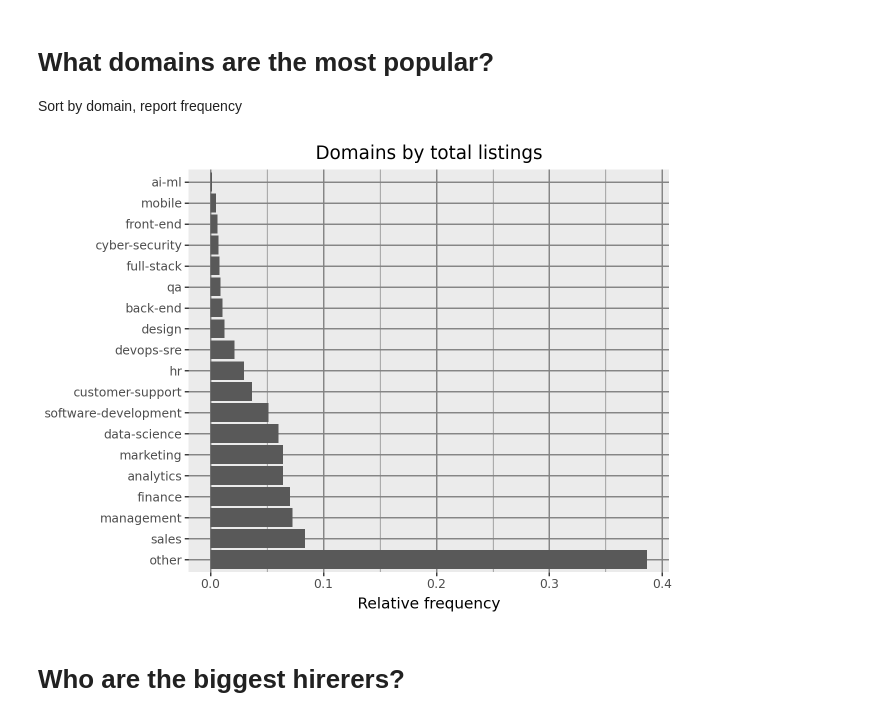
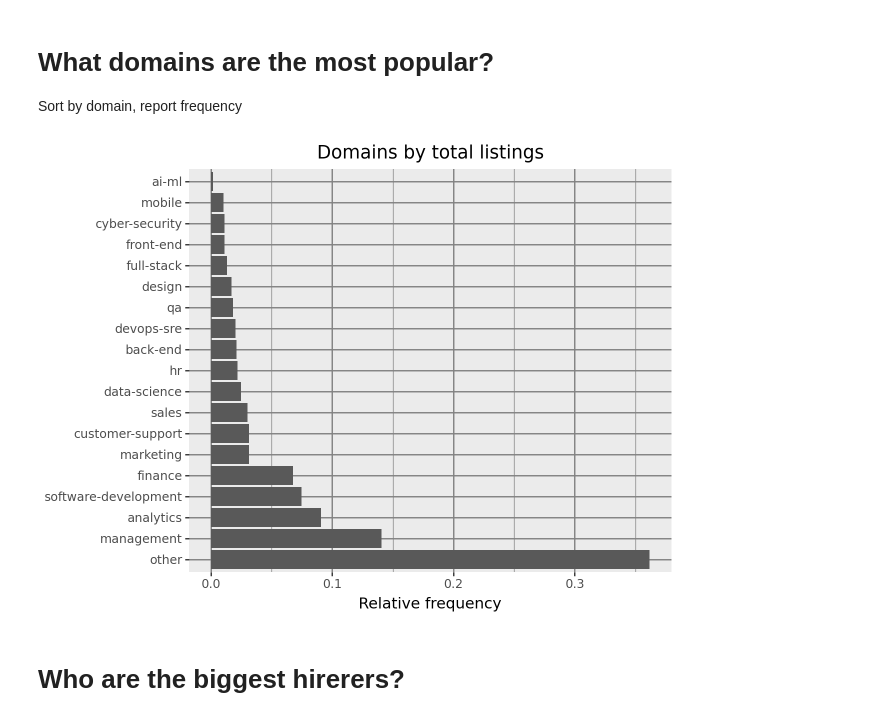
Before and after one commit to m2ger2020/listings, a Jupyter notebook: projekt.ipynb, the cells around one changed output. Cells and saved outputs as stored; diff of their text form; code cells hidden in the pictures.

```diff
--- a/projekt.ipynb
+++ b/projekt.ipynb
@@ -181,7 +181,7 @@ def process_job_data(data):
 # Example usage
 # data = pd.read_csv('your_input_file.csv')  # Load your input data
 #nd = data.copy()
-#new_data = process_job_data(data)
+df2 = process_job_data(data.copy())
 #new_data.to_csv('new_data3442!!!.csv', index=False)  # Save processed data
 # %%
 """
@@ -395,25 +448,25 @@ https://apply.workable.com/j/1334e25a55
 
 Sort by domain, report frequency
 # %%
-domains_sorted=df['domain'].value_counts().index.tolist()
-domain_cat=pd.Categorical(df['domain'], categories=domains_sorted)
+domains_sorted=df2['domain'].value_counts().index.tolist()
+domain_cat=pd.Categorical(df2['domain'], categories=domains_sorted)
 
 ( p9.ggplot(
-    data=df,
+    data=df2,
     mapping=p9.aes(x='domain_cat',y=p9.after_stat('count / np.sum(count)'))
 )
 + p9.geom_bar()
 + p9.labs(x='',y='Relative frequency')
 + p9.coord_flip()
 + p9.ggtitle("Domains by total listings")
 + p9.theme(
     plot_background=p9.element_blank(),
     panel_grid_major=p9.element_line(color="gray"),
     panel_grid_minor=p9.element_line(color="gray")
     )
 )
 # %% [output]
-[figure, old version]
+[figure, new version]
 # %% [markdown]
 # Who are the biggest hirerers?
 # %%
```
Also changed, not shown: parts of 19 cells of this notebook.
